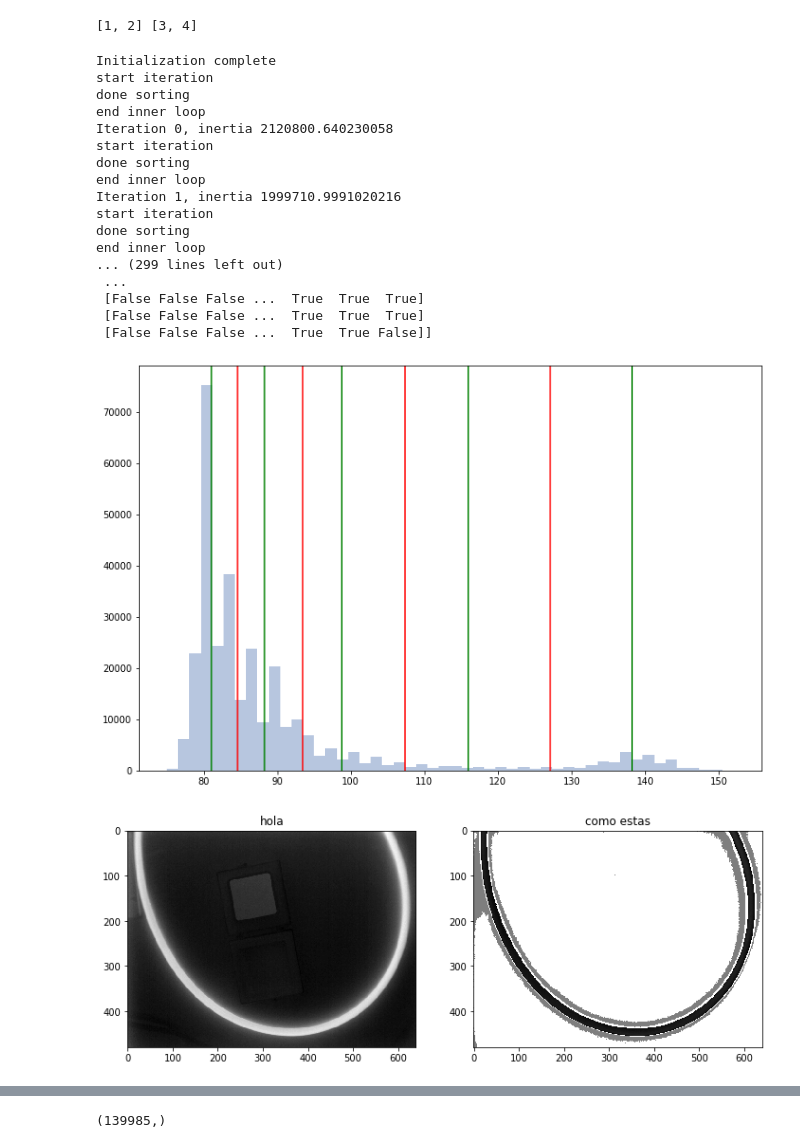
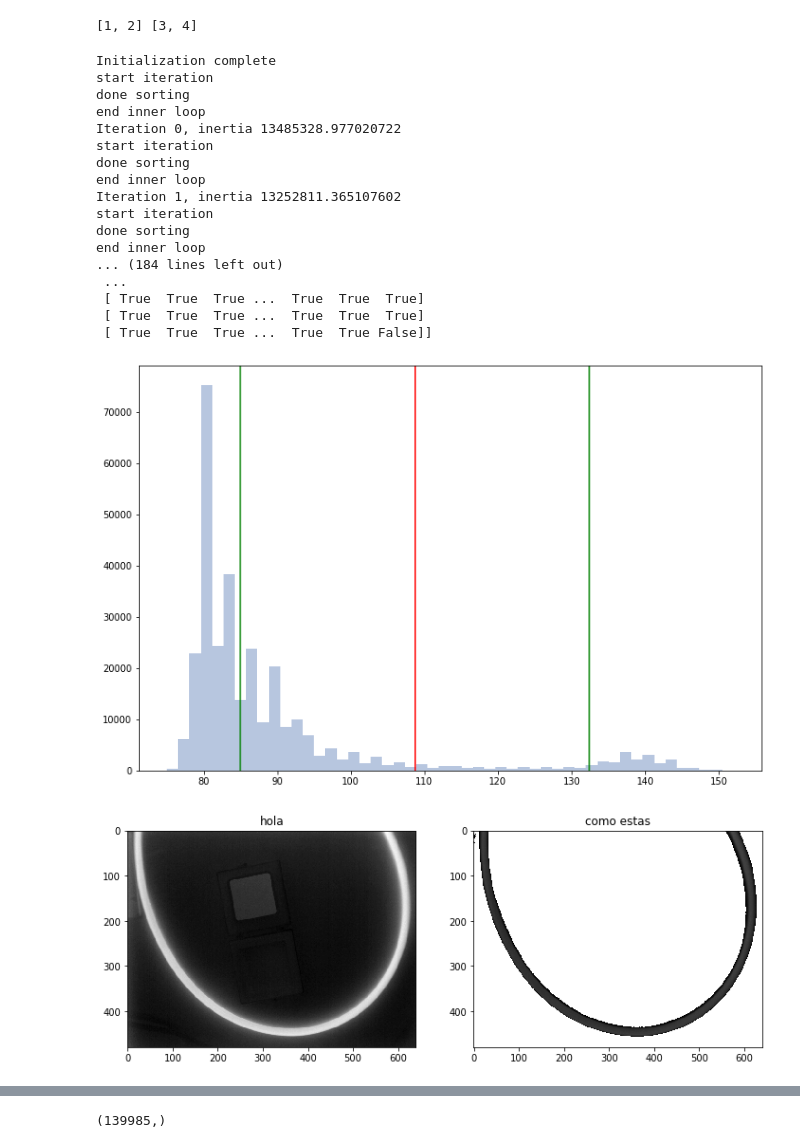
Before and after one commit to Pagutri/ProyectoAsignadoImagenes, a Jupyter notebook: Pregunta1.ipynb, the cells around one changed output, grey strips where cells are left out. Drawn from its saved outputs; the diff is of its cells as text; code cells hidden in the pictures.

```diff
--- a/Pregunta1.ipynb
+++ b/Pregunta1.ipynb
@@ -88,7 +88,7 @@ def auto_segment(
     print(_fill_vals)
 
     dst[ dst < _centers['k'].dropna().tolist()[0]] = _fill_vals[0]
-    for fill, k in zip(_fill_vals[1:], _centers['k'].dropna().tolist()):
+    for fill, k in zip(_fill_vals[1:], reversed(_centers['k'].dropna().tolist())):
         print(fill)
         _mask = dst < k
         print(_mask)
@@ -302,25 +302,25 @@ print(*y)
 [1, 2] [3, 4]
 # %%
 _tmp_img = mangueras[llaves[0]]
-mask = auto_segment(_tmp_img, verbose=True, groups=5)
+mask = auto_segment(_tmp_img, verbose=True, groups=2)
 utils.side_by_side(_tmp_img, mask)
 # %% [output]
 Initialization complete
 start iteration
 done sorting
 end inner loop
-Iteration 0, inertia 2120800.640230058
+Iteration 0, inertia 13485328.977020722
 start iteration
 done sorting
 end inner loop
-Iteration 1, inertia 1999710.9991020216
+Iteration 1, inertia 13252811.365107602
 start iteration
 done sorting
 end inner loop
-... (299 lines left out)
+... (184 lines left out)
  ...
- [False False False ...  True  True  True]
- [False False False ...  True  True  True]
- [False False False ...  True  True False]]
+ [ True  True  True ...  True  True  True]
+ [ True  True  True ...  True  True  True]
+ [ True  True  True ...  True  True False]]
-[figure, old version]
+[figure, new version]
-[figure, old version]
+[figure, new version]
```
Also changed, not shown: parts of 5 cells of this notebook, 1 other file.
